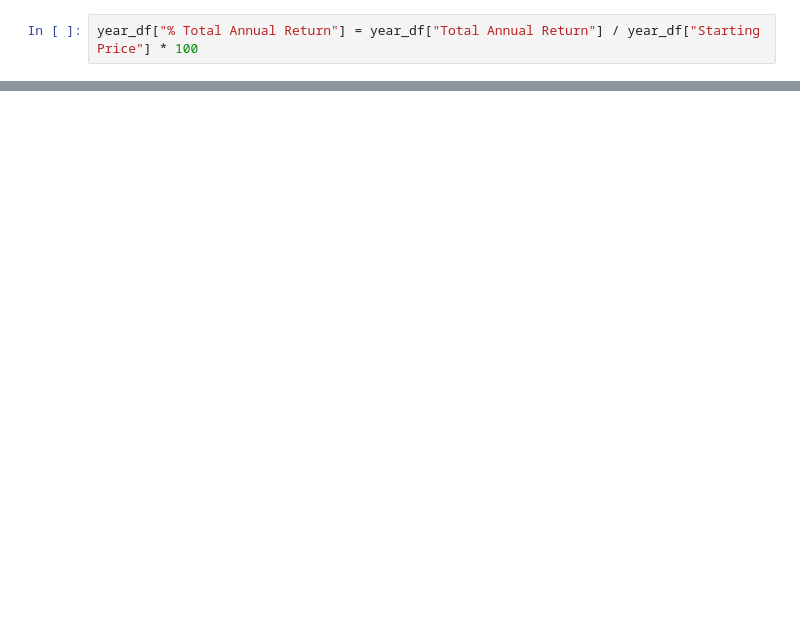
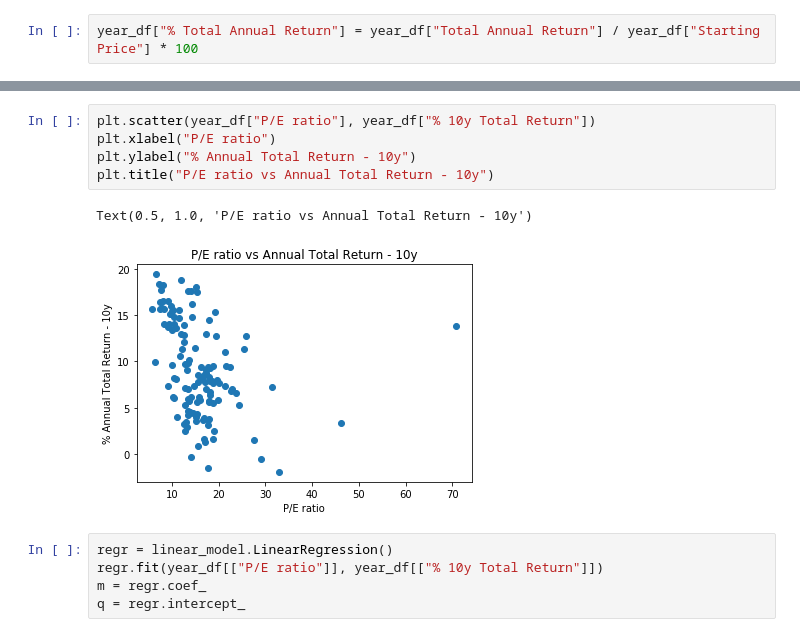
Before and after one commit to emanuelecora/P-E-and-Stock-Market-Return, a Jupyter notebook: Notebook.ipynb, the cells around one changed output, grey strips where cells are left out. Saved outputs shown, nothing was run; the diff lists cells and outputs as text; blank space fills up the shorter version.

Commit message:
Did linear regression on P/E

```diff
--- a/Notebook.ipynb
+++ b/Notebook.ipynb
@@ -240,0 +244,13 @@ year_df
+# %%
+plt.scatter(year_df["P/E ratio"], year_df["% 10y Total Return"])
+plt.xlabel("P/E ratio")
+plt.ylabel("% Annual Total Return - 10y")
+plt.title("P/E ratio vs Annual Total Return - 10y")
+# %% [output]
+Text(0.5, 1.0, 'P/E ratio vs Annual Total Return - 10y')
+[figure, added]
+# %%
+regr = linear_model.LinearRegression()
+regr.fit(year_df[["P/E ratio"]], year_df[["% 10y Total Return"]])
+m = regr.coef_
+q = regr.intercept_
```
Also changed, not shown: parts of 7 cells of this notebook.
